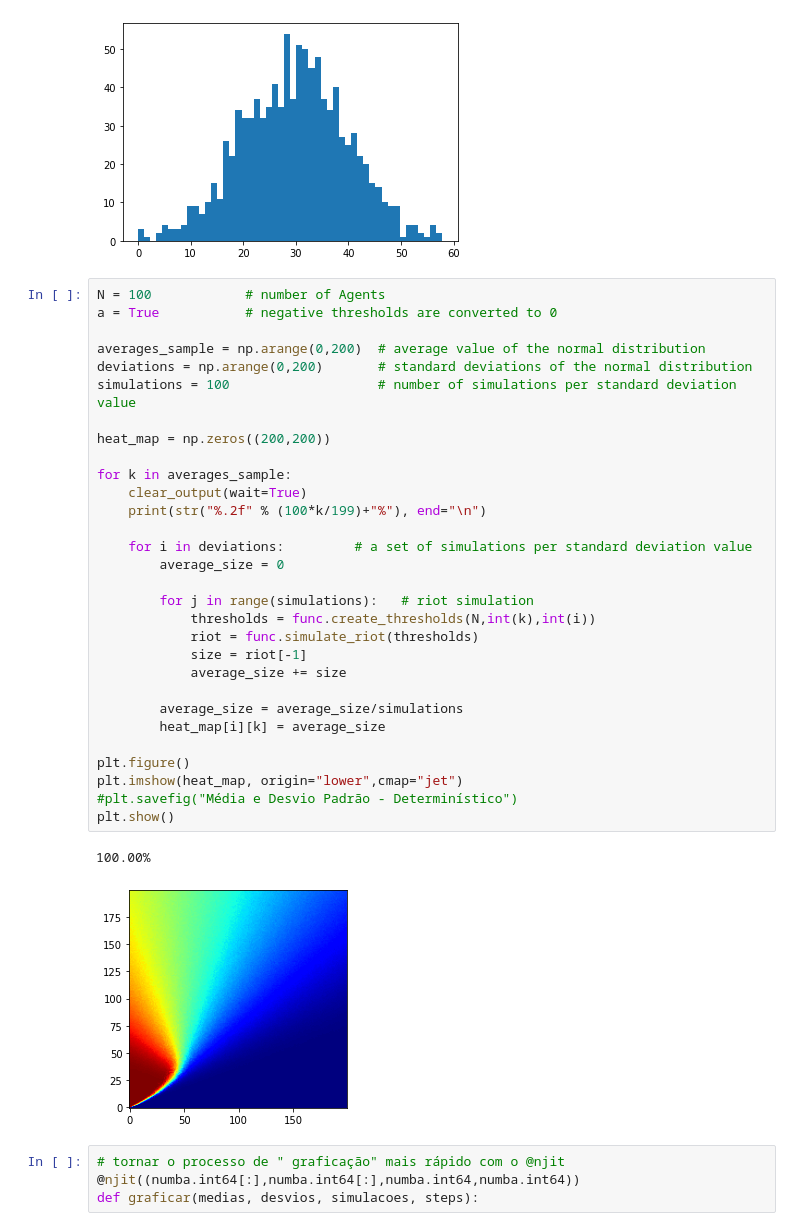
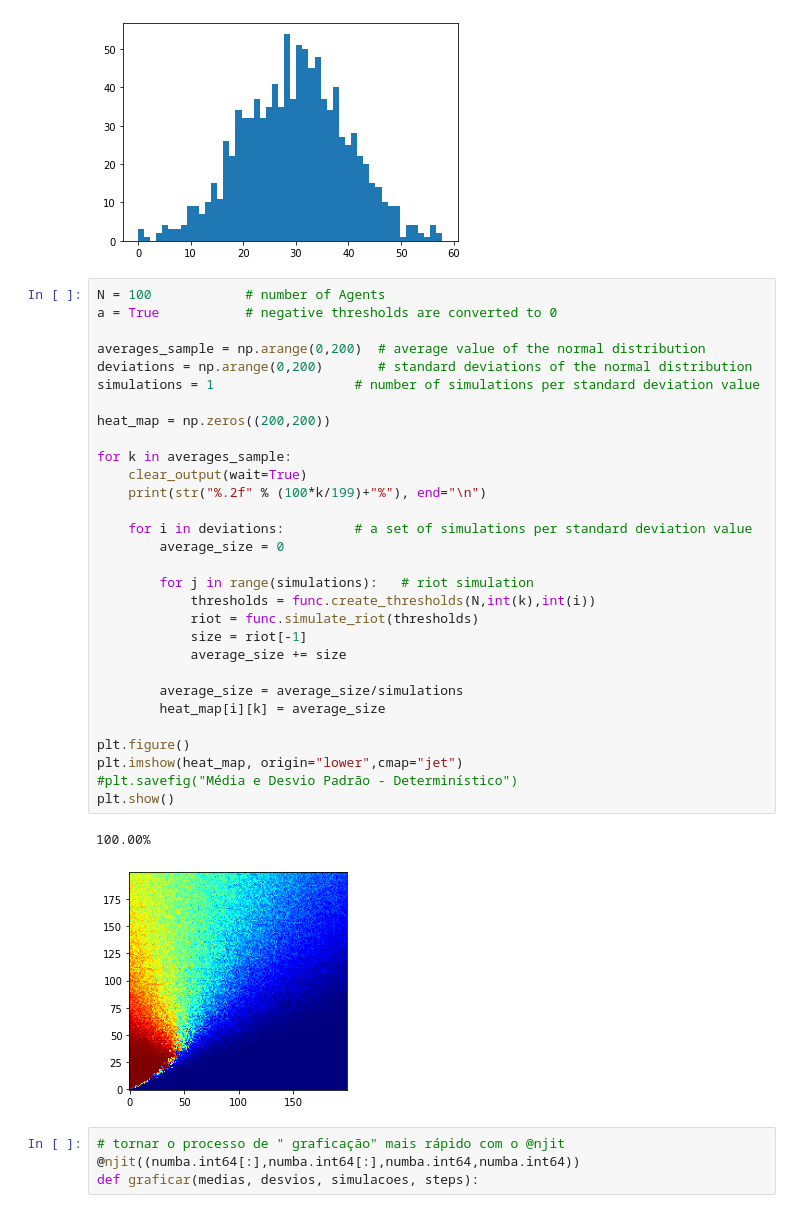
Before and after one commit to AlantheBenign/Critical-mass-model-for-social-dynamic, a Jupyter notebook: Modelo Novo/Untitled1.ipynb, the cells around one changed output. Cells and saved outputs as stored; diff of their text form.

```diff
--- a/Modelo Novo/Untitled1.ipynb
+++ b/Modelo Novo/Untitled1.ipynb
@@ -56,35 +56,35 @@ plt.show()
 N = 100            # number of Agents
 a = True           # negative thresholds are converted to 0
 
 averages_sample = np.arange(0,200)  # average value of the normal distribution
 deviations = np.arange(0,200)       # standard deviations of the normal distribution
-simulations = 100                   # number of simulations per standard deviation value
+simulations = 1                  # number of simulations per standard deviation value
 
 heat_map = np.zeros((200,200))
 
 for k in averages_sample:
     clear_output(wait=True)
     print(str("%.2f" % (100*k/199)+"%"), end="\n")
 
     for i in deviations:         # a set of simulations per standard deviation value
         average_size = 0
 
         for j in range(simulations):   # riot simulation
             thresholds = func.create_thresholds(N,int(k),int(i))
             riot = func.simulate_riot(thresholds)
             size = riot[-1]
             average_size += size
 
         average_size = average_size/simulations
         heat_map[i][k] = average_size
 
 plt.figure()
 plt.imshow(heat_map, origin="lower",cmap="jet")
 #plt.savefig("Média e Desvio Padrão - Determinístico")
 plt.show()
 # %% [output]
 100.00%
-[figure, old version]
+[figure, new version]
 # %%
 # tornar o processo de " graficação" mais rápido com o @njit
 @njit((numba.int64[:],numba.int64[:],numba.int64,numba.int64))
```
Also changed, not shown: 2 other files.
